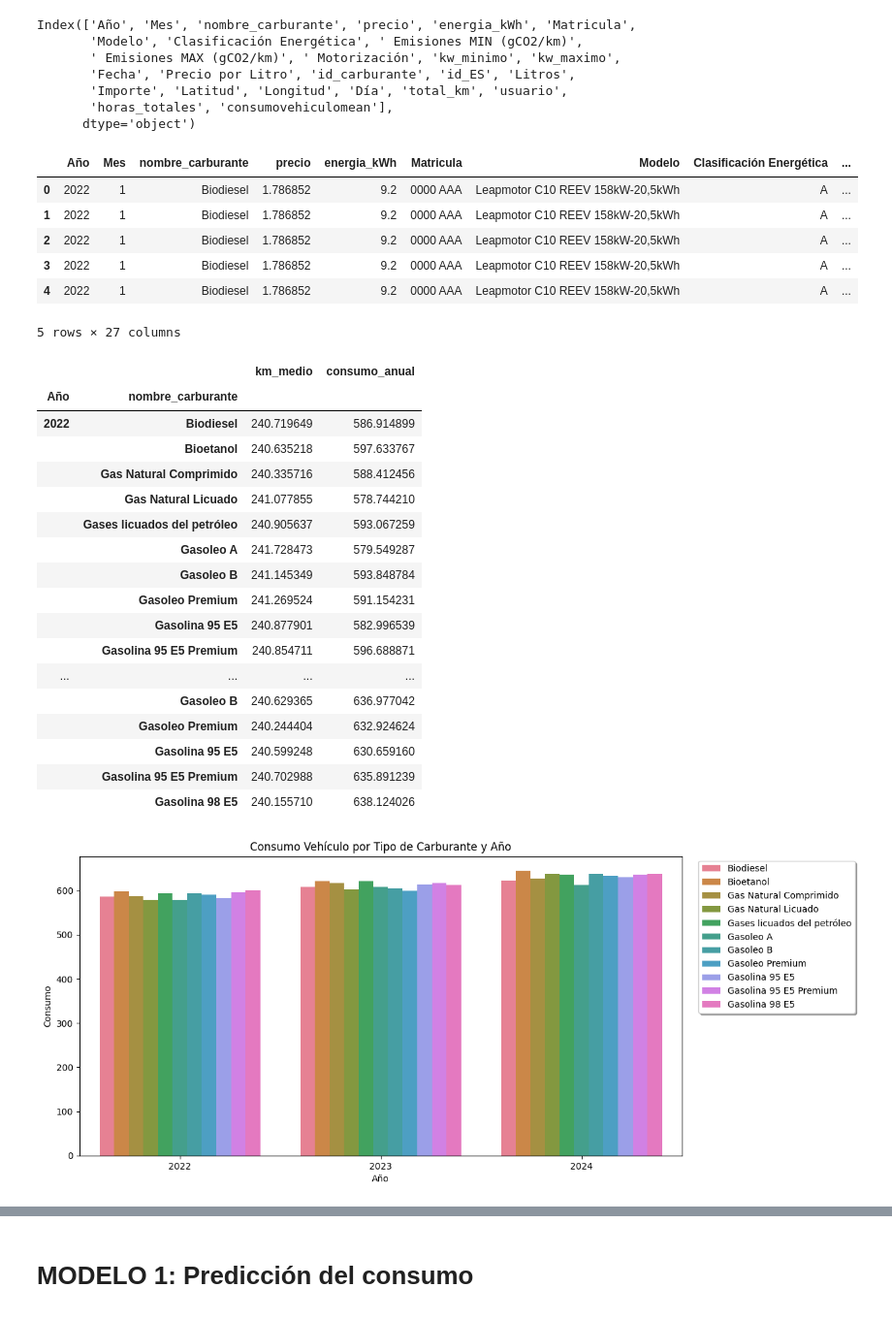
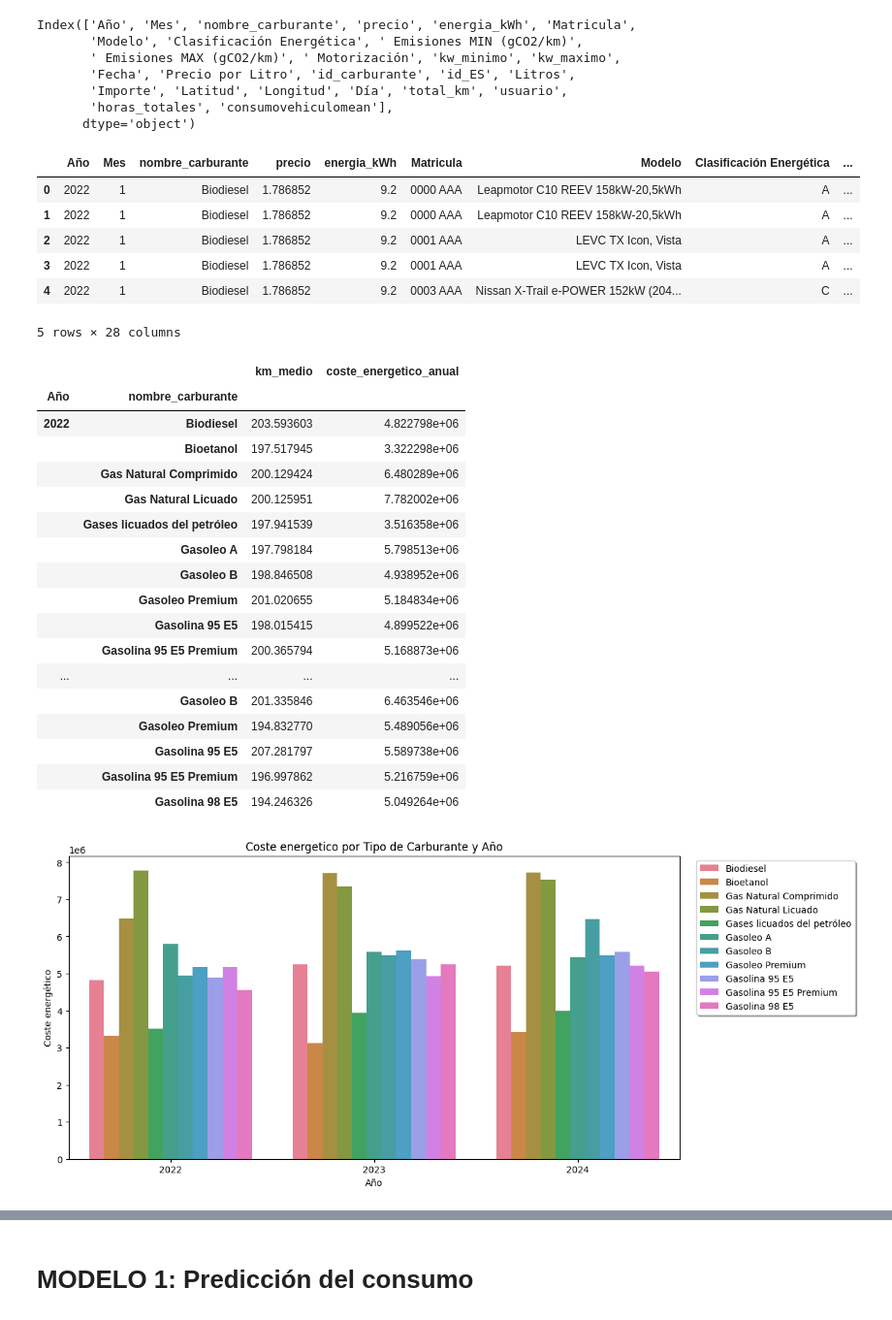
Before and after one commit to Ebracara/Desafio_Reto2, a Jupyter notebook: notebooks/__Data_and_models.ipynb, the cells around one changed output, grey strips where cells are left out. Shown at 97% size. Cells and saved outputs as stored; diff of their text form; code cells hidden in the pictures.

```diff
--- a/notebooks/__Data_and_models.ipynb
+++ b/notebooks/__Data_and_models.ipynb
@@ -1300,7 +1327,7 @@ Index(['Año', 'Mes', 'nombre_carburante', 'precio', 'energia_kWh', 'Matricula',
 # %% [markdown]
 + Consumo medio según el tipo de vehículo
 # %%
-mergedf['consumovehiculomean'] = (mergedf[' Consumo MIN'] + mergedf[' Consumo MAX'] / 2)
+mergedf['consumovehiculomean'] = (mergedf[' Consumo MIN'] + mergedf[' Consumo MAX'] / 2)  * mergedf['total_km']
 mergedf
 # %% [output]
 |  | Año | Mes | nombre_carburante | precio | energia_kWh | Matricula | Modelo | Clasificación Energética | ... |
@@ -1329,51 +1356,51 @@ Index(['Año', 'Mes', 'nombre_carburante', 'precio', 'energia_kWh', 'Matricula',
        'horas_totales', 'consumovehiculomean'],
       dtype='object')
 # %%
-mergedf['consumovehiculomean'] = (mergedf[' Consumo MIN'] + mergedf[' Consumo MAX'] / 2)
-mergedf['consumo_vehiculo_Km'] = mergedf['consumovehiculomean'] * mergedf['horas_totales'] / mergedf['total_km']
+mergedf['coste_energetico_vehiculo'] = mergedf['consumovehiculomean'] * mergedf['energia_kWh']
+mergedf['emisiones_vehiculo'] = (mergedf[' Emisiones MIN (gCO2/km)'] + mergedf[' Emisiones MAX (gCO2/km)'] /2)
 mergedf.head()
 # %% [output]
 |  | Año | Mes | nombre_carburante | precio | energia_kWh | Matricula | Modelo | Clasificación Energética | ... |
 | 0 | 2022 | 1 | Biodiesel | 1.786852 | 9.2 | 0000 AAA | Leapmotor C10 REEV 158kW-20,5kWh | A | ... |
 | 1 | 2022 | 1 | Biodiesel | 1.786852 | 9.2 | 0000 AAA | Leapmotor C10 REEV 158kW-20,5kWh | A | ... |
-| 2 | 2022 | 1 | Biodiesel | 1.786852 | 9.2 | 0000 AAA | Leapmotor C10 REEV 158kW-20,5kWh | A | ... |
-| 3 | 2022 | 1 | Biodiesel | 1.786852 | 9.2 | 0000 AAA | Leapmotor C10 REEV 158kW-20,5kWh | A | ... |
-| 4 | 2022 | 1 | Biodiesel | 1.786852 | 9.2 | 0000 AAA | Leapmotor C10 REEV 158kW-20,5kWh | A | ... |
+| 2 | 2022 | 1 | Biodiesel | 1.786852 | 9.2 | 0001 AAA | LEVC TX Icon, Vista | A | ... |
+| 3 | 2022 | 1 | Biodiesel | 1.786852 | 9.2 | 0001 AAA | LEVC TX Icon, Vista | A | ... |
+| 4 | 2022 | 1 | Biodiesel | 1.786852 | 9.2 | 0003 AAA | Nissan X-Trail e-POWER 152kW (204... | C | ... |
-5 rows × 27 columns
+5 rows × 28 columns
 # %%
-consumo_vehiculo_Km_anual= mergedf.groupby(['Año', 'nombre_carburante']).agg(km_medio=('total_km', 'mean'),consumo_anual=('consumo_vehiculo_Km', 'sum'))
+coste_energetico_anual= mergedf.groupby(['Año', 'nombre_carburante']).agg(km_medio=('total_km', 'mean'),coste_energetico_anual=('coste_energetico_vehiculo', 'sum'))
 # %%
-consumo_vehiculo_Km_anual
+coste_energetico_anual
 # %% [output]
-|  |  | km_medio | consumo_anual |
+|  |  | km_medio | coste_energetico_anual |
 | Año | nombre_carburante |  |  |
-| 2022 | Biodiesel | 240.719649 | 586.914899 |
-|  | Bioetanol | 240.635218 | 597.633767 |
-|  | Gas Natural Comprimido | 240.335716 | 588.412456 |
-|  | Gas Natural Licuado | 241.077855 | 578.744210 |
-|  | Gases licuados del petróleo | 240.905637 | 593.067259 |
-|  | Gasoleo A | 241.728473 | 579.549287 |
-|  | Gasoleo B | 241.145349 | 593.848784 |
-|  | Gasoleo Premium | 241.269524 | 591.154231 |
-|  | Gasolina 95 E5 | 240.877901 | 582.996539 |
-|  | Gasolina 95 E5 Premium | 240.854711 | 596.688871 |
+| 2022 | Biodiesel | 203.593603 | 4.822798e+06 |
+|  | Bioetanol | 197.517945 | 3.322298e+06 |
+|  | Gas Natural Comprimido | 200.129424 | 6.480289e+06 |
+|  | Gas Natural Licuado | 200.125951 | 7.782002e+06 |
+|  | Gases licuados del petróleo | 197.941539 | 3.516358e+06 |
+|  | Gasoleo A | 197.798184 | 5.798513e+06 |
+|  | Gasoleo B | 198.846508 | 4.938952e+06 |
+|  | Gasoleo Premium | 201.020655 | 5.184834e+06 |
+|  | Gasolina 95 E5 | 198.015415 | 4.899522e+06 |
+|  | Gasolina 95 E5 Premium | 200.365794 | 5.168873e+06 |
 | ... | ... | ... | ... |
-|  | Gasoleo B | 240.629365 | 636.977042 |
-|  | Gasoleo Premium | 240.244404 | 632.924624 |
-|  | Gasolina 95 E5 | 240.599248 | 630.659160 |
-|  | Gasolina 95 E5 Premium | 240.702988 | 635.891239 |
-|  | Gasolina 98 E5 | 240.155710 | 638.124026 |
+|  | Gasoleo B | 201.335846 | 6.463546e+06 |
+|  | Gasoleo Premium | 194.832770 | 5.489056e+06 |
+|  | Gasolina 95 E5 | 207.281797 | 5.589738e+06 |
+|  | Gasolina 95 E5 Premium | 196.997862 | 5.216759e+06 |
+|  | Gasolina 98 E5 | 194.246326 | 5.049264e+06 |
 # %%
 #Plot del coste energetico por tipo de carburante y año
 plt.figure(figsize=(12, 6))
-sns.barplot(data=consumo_vehiculo_Km_anual, x='Año', y='consumo_anual', hue='nombre_carburante')
-plt.title('Consumo Vehículo por Tipo de Carburante y Año')
+sns.barplot(data=coste_energetico_anual, x='Año', y='coste_energetico_anual', hue='nombre_carburante')
+plt.title('Coste energetico por Tipo de Carburante y Año')
 plt.xlabel('Año')
-plt.ylabel('Consumo')
+plt.ylabel('Coste energético')
 plt.legend(title='Tipo de Carburante')
 plt.legend(
           loc='upper left', bbox_to_anchor=(1.02, 1),
           frameon=True, fancybox=True, shadow=True)
 plt.show()
 # %% [output]
-[figure, old version]
+[figure, new version]
```
Also changed, not shown: parts of 42 cells of this notebook, 27 other files.
